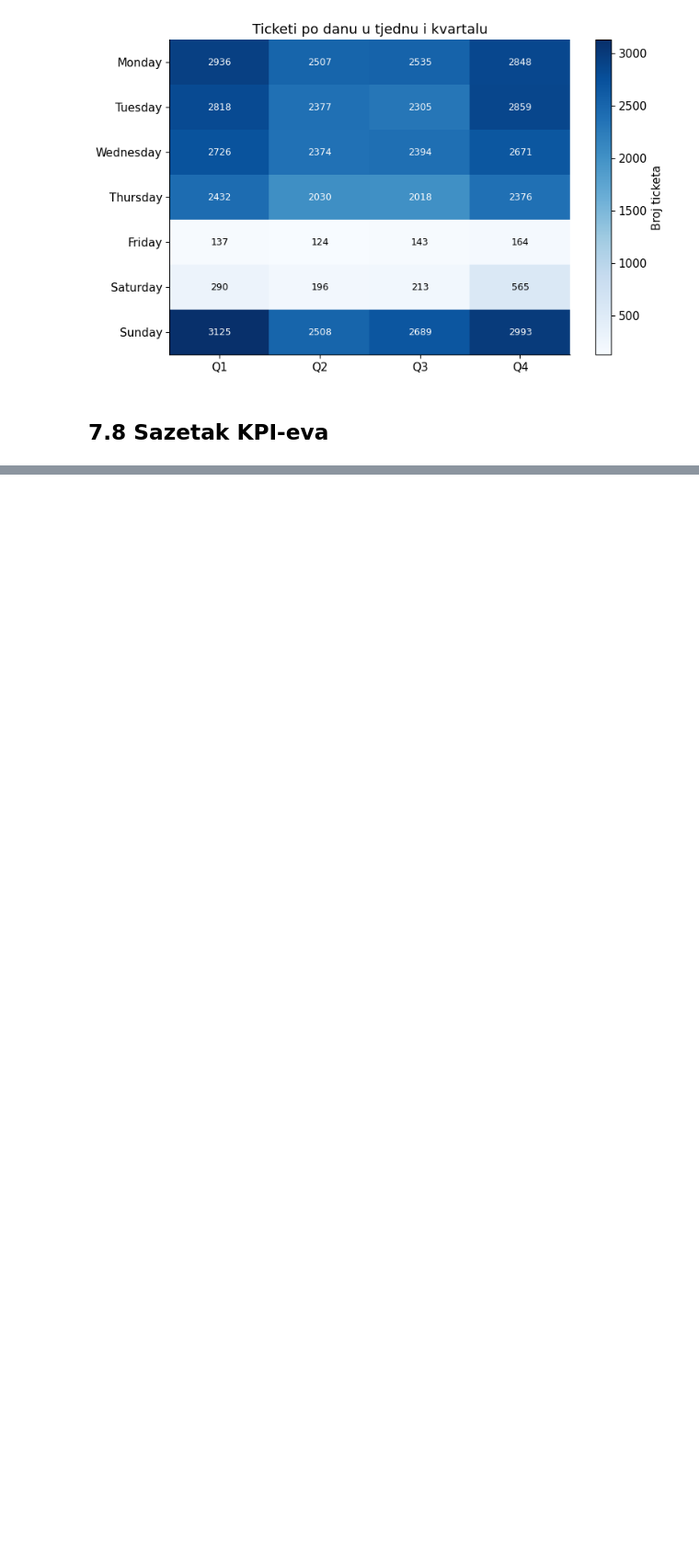
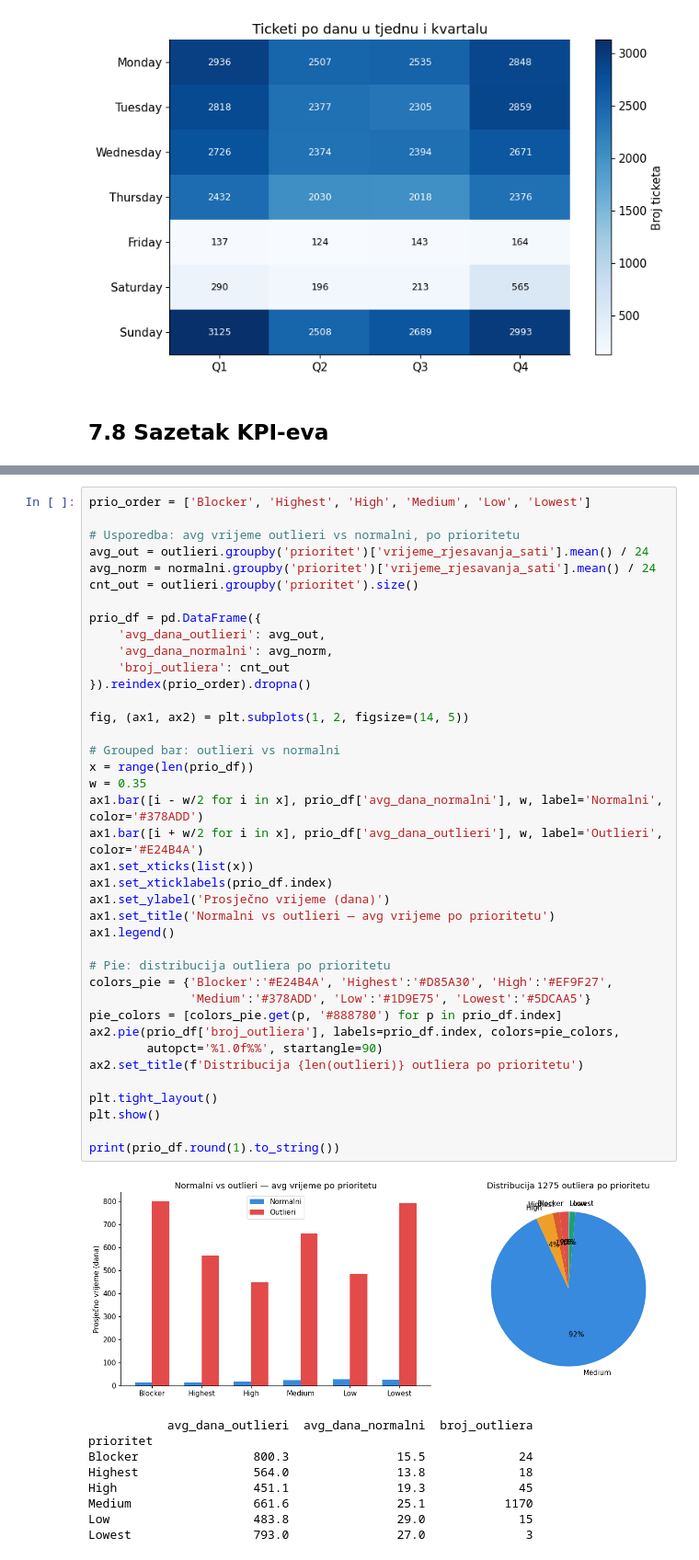
Before and after one commit to igorpavlic/FIPU-SRP, a Jupyter notebook: 7_visualization.ipynb, the cells around one changed output, grey strips where cells are left out. Shown at 92% size. Drawn from its saved outputs; the diff is of its cells as text; blank space fills up the shorter version.

```diff
--- a/7_visualization.ipynb
+++ b/7_visualization.ipynb
@@ -291,0 +359,49 @@ SAZETAK KPI-EVA
+# %%
+prio_order = ['Blocker', 'Highest', 'High', 'Medium', 'Low', 'Lowest']
+
+# Usporedba: avg vrijeme outlieri vs normalni, po prioritetu
+avg_out = outlieri.groupby('prioritet')['vrijeme_rjesavanja_sati'].mean() / 24
+avg_norm = normalni.groupby('prioritet')['vrijeme_rjesavanja_sati'].mean() / 24
+cnt_out = outlieri.groupby('prioritet').size()
+
+prio_df = pd.DataFrame({
+    'avg_dana_outlieri': avg_out,
+    'avg_dana_normalni': avg_norm,
+    'broj_outliera': cnt_out
+}).reindex(prio_order).dropna()
+
+fig, (ax1, ax2) = plt.subplots(1, 2, figsize=(14, 5))
+
+# Grouped bar: outlieri vs normalni
+x = range(len(prio_df))
+w = 0.35
+ax1.bar([i - w/2 for i in x], prio_df['avg_dana_normalni'], w, label='Normalni', color='#378ADD')
+ax1.bar([i + w/2 for i in x], prio_df['avg_dana_outlieri'], w, label='Outlieri', color='#E24B4A')
+ax1.set_xticks(list(x))
+ax1.set_xticklabels(prio_df.index)
+ax1.set_ylabel('Prosječno vrijeme (dana)')
+ax1.set_title('Normalni vs outlieri — avg vrijeme po prioritetu')
+ax1.legend()
+
+# Pie: distribucija outliera po prioritetu
+colors_pie = {'Blocker':'#E24B4A', 'Highest':'#D85A30', 'High':'#EF9F27',
+              'Medium':'#378ADD', 'Low':'#1D9E75', 'Lowest':'#5DCAA5'}
+pie_colors = [colors_pie.get(p, '#888780') for p in prio_df.index]
+ax2.pie(prio_df['broj_outliera'], labels=prio_df.index, colors=pie_colors,
+        autopct='%1.0f%%', startangle=90)
+ax2.set_title(f'Distribucija {len(outlieri)} outliera po prioritetu')
+
+plt.tight_layout()
+plt.show()
+
+print(prio_df.round(1).to_string())
+# %% [output]
+[figure, added]
+           avg_dana_outlieri  avg_dana_normalni  broj_outliera
+prioritet
+Blocker                800.3               15.5             24
+Highest                564.0               13.8             18
+High                   451.1               19.3             45
+Medium                 661.6               25.1           1170
+Low                    483.8               29.0             15
+Lowest                 793.0               27.0              3
```
Also changed, not shown: parts of 13 cells of this notebook, 4 other files.
